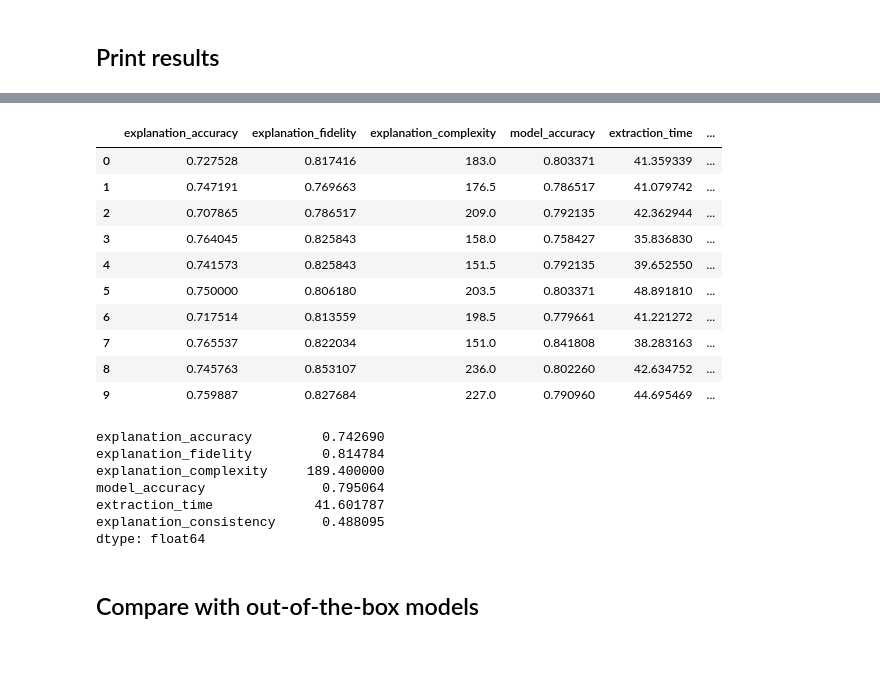
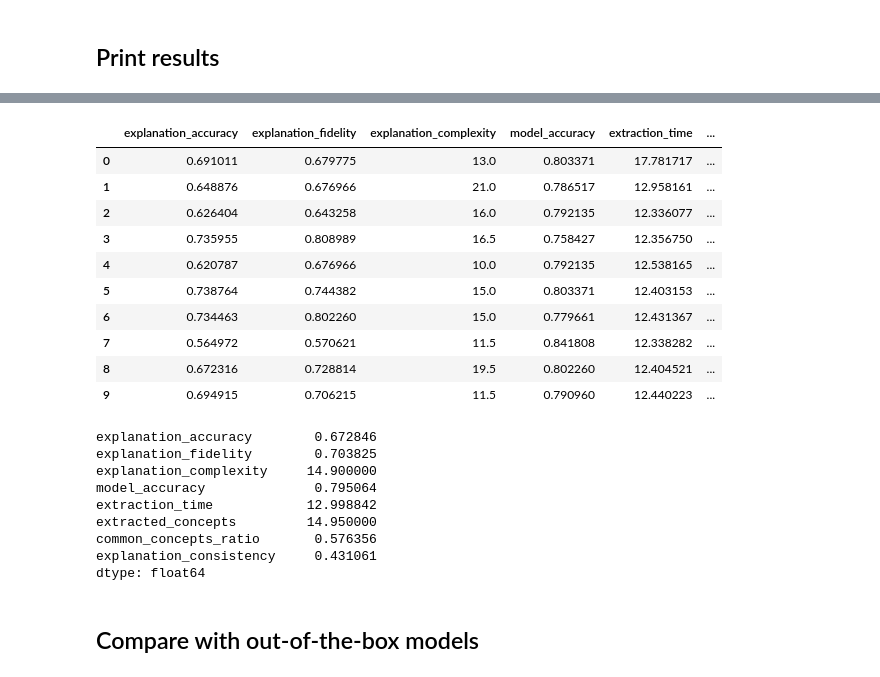
Before and after one commit to pietrobarbiero/pytorch_explain, a Jupyter notebook: experiments/mimic.ipynb, the cells around one changed output, grey strips where cells are left out. Cells and saved outputs as stored; diff of their text form; code cells hidden in the pictures.

Commit message:
Update mimic experiments (now final!)

```diff
--- a/experiments/mimic.ipynb
+++ b/experiments/mimic.ipynb
@@ -60,6 +64,7 @@ os.makedirs(base_dir, exist_ok=True)
 n_splits = 10
 skf = StratifiedKFold(n_splits=n_splits, shuffle=True, random_state=42)
 results_list = []
+feature_selection = []
 explanations = {i: [] for i in range(n_classes)}
 for split, (trainval_index, test_index) in enumerate(skf.split(x.cpu().detach().numpy(),
                                                                y.argmax(dim=1).cpu().detach().numpy())):
@@ -85,28 +90,60 @@ for split, (trainval_index, test_index) in enumerate(skf.split(x.cpu().detach().
 
     start = time.time()
     trainer.fit(model, train_loader, val_loader)
+    # print(f"Gamma: {model.model[0].gamma}")
     model.freeze()
     model_results = trainer.test(model, test_dataloaders=test_loader)
     results, f = model.explain_class(val_loader, test_loader,
-                                     topk_explanations=1000,
-                                     max_minterm_complexity=10,
+                                     topk_explanations=30,
+                                     max_minterm_complexity=5,
                                      concept_names=concept_names)
     end = time.time() - start
     results['model_accuracy'] = model_results[0]['test_acc']
     results['extraction_time'] = end
-    # print(f"Gamma: {model.model[0].gamma}")
 
     results_list.append(results)
+    extracted_concepts = []
+    all_concepts = model.model[0].gamma[0] > 0.5
+    common_concepts = model.model[0].gamma[0] > 0.5
     for j in range(n_classes):
-        # print(f"Explanation: {f[j]['explanation']}")
+        n_used_concepts = sum(model.model[0].gamma[j] > 0.5)
+        print(f"Extracted concepts: {n_used_concepts}")
+        print(f"Explanation: {f[j]['explanation']}")
         print(f"Explanation accuracy: {f[j]['explanation_accuracy']}")
         explanations[j].append(f[j]['explanation'])
+        extracted_concepts.append(n_used_concepts)
+        all_concepts += model.model[0].gamma[j] > 0.5
+        common_concepts *= model.model[0].gamma[j] > 0.5
+
+    results['extracted_concepts'] = np.mean(extracted_concepts)
+    results['common_concepts_ratio'] = sum(common_concepts) / sum(all_concepts)
+
+    # compare against standard feature selection
+    i_mutual_info = mutual_info_classif(x_trainval, y_trainval[:, 1])
+    i_chi2 = chi2(x_trainval, y_trainval[:, 1])[0]
+    i_chi2[np.isnan(i_chi2)] = 0
+    lasso = LassoCV(cv=5, random_state=0).fit(x_trainval, y_trainval[:, 1])
+    i_lasso = np.abs(lasso.coef_)
+    i_mu = model.model[0].gamma[1]
+    df = pd.DataFrame(np.hstack([
+        i_mu.numpy(),
+        i_mutual_info/np.max(i_mutual_info),
+        i_chi2/np.max(i_chi2),
+        i_lasso/np.max(i_lasso),
+    ]).T, columns=['feature importance'])
+    df['method'] = 'explainer'
+    df.iloc[90:, 1] = 'MI'
+    df.iloc[180:, 1] = 'CHI2'
+    df.iloc[270:, 1] = 'Lasso'
+    df['feature'] = np.hstack([np.arange(0, 90)] * 4)
+    feature_selection.append(df)
 
 consistencies = []
 for j in range(n_classes):
     consistencies.append(formula_consistency(explanations[j]))
 explanation_consistency = np.mean(consistencies)
-results['explanation_consistency'] = explanation_consistency
+
+feature_selection = pd.concat(feature_selection, axis=0)
 # %% [output]
 Global seed set to 42
 Split [1/10]
@@ -133,27 +200,31 @@ f[j]['explanation']
 # %%
 results_df = pd.DataFrame(results_list)
+results_df['explanation_consistency'] = explanation_consistency
+results_df.to_csv(os.path.join(base_dir, 'results_aware_mimic.csv'))
 results_df
 # %% [output]
 |  | explanation_accuracy | explanation_fidelity | explanation_complexity | model_accuracy | extraction_time | ... |
-| 0 | 0.727528 | 0.817416 | 183.0 | 0.803371 | 41.359339 | ... |
-| 1 | 0.747191 | 0.769663 | 176.5 | 0.786517 | 41.079742 | ... |
-| 2 | 0.707865 | 0.786517 | 209.0 | 0.792135 | 42.362944 | ... |
-| 3 | 0.764045 | 0.825843 | 158.0 | 0.758427 | 35.836830 | ... |
-| 4 | 0.741573 | 0.825843 | 151.5 | 0.792135 | 39.652550 | ... |
-| 5 | 0.750000 | 0.806180 | 203.5 | 0.803371 | 48.891810 | ... |
-| 6 | 0.717514 | 0.813559 | 198.5 | 0.779661 | 41.221272 | ... |
-| 7 | 0.765537 | 0.822034 | 151.0 | 0.841808 | 38.283163 | ... |
-| 8 | 0.745763 | 0.853107 | 236.0 | 0.802260 | 42.634752 | ... |
-| 9 | 0.759887 | 0.827684 | 227.0 | 0.790960 | 44.695469 | ... |
+| 0 | 0.691011 | 0.679775 | 13.0 | 0.803371 | 17.781717 | ... |
+| 1 | 0.648876 | 0.676966 | 21.0 | 0.786517 | 12.958161 | ... |
+| 2 | 0.626404 | 0.643258 | 16.0 | 0.792135 | 12.336077 | ... |
+| 3 | 0.735955 | 0.808989 | 16.5 | 0.758427 | 12.356750 | ... |
+| 4 | 0.620787 | 0.676966 | 10.0 | 0.792135 | 12.538165 | ... |
+| 5 | 0.738764 | 0.744382 | 15.0 | 0.803371 | 12.403153 | ... |
+| 6 | 0.734463 | 0.802260 | 15.0 | 0.779661 | 12.431367 | ... |
+| 7 | 0.564972 | 0.570621 | 11.5 | 0.841808 | 12.338282 | ... |
+| 8 | 0.672316 | 0.728814 | 19.5 | 0.802260 | 12.404521 | ... |
+| 9 | 0.694915 | 0.706215 | 11.5 | 0.790960 | 12.440223 | ... |
 # %%
 results_df.mean()
 # %% [output]
-explanation_accuracy         0.742690
-explanation_fidelity         0.814784
-explanation_complexity     189.400000
-model_accuracy               0.795064
-extraction_time             41.601787
-explanation_consistency      0.488095
+explanation_accuracy        0.672846
+explanation_fidelity        0.703825
+explanation_complexity     14.900000
+model_accuracy              0.795064
+extraction_time            12.998842
+extracted_concepts         14.950000
+common_concepts_ratio       0.576356
+explanation_consistency     0.431061
 dtype: float64
 # %% [markdown]
 ## Compare with out-of-the-box models
```
Also changed, not shown: parts of 6 cells of this notebook, 2 other files.
